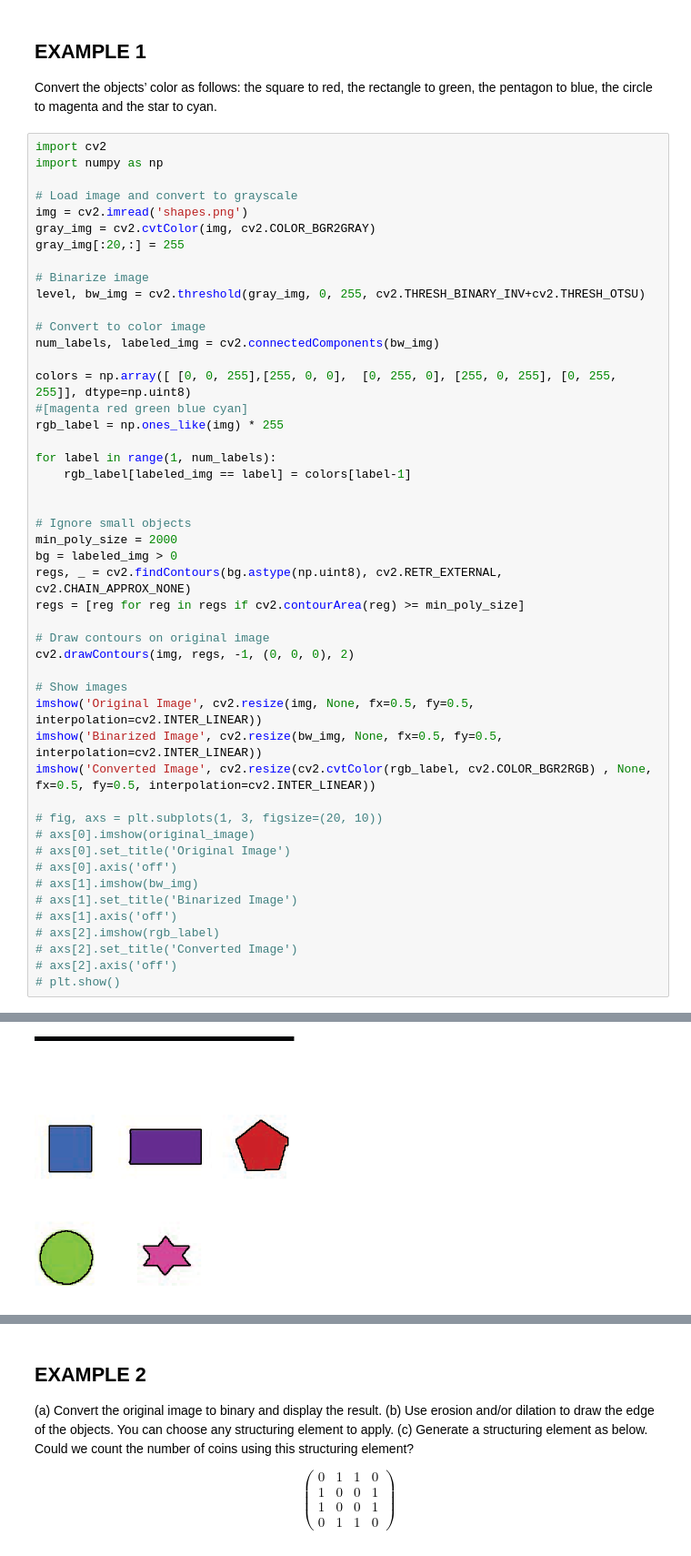
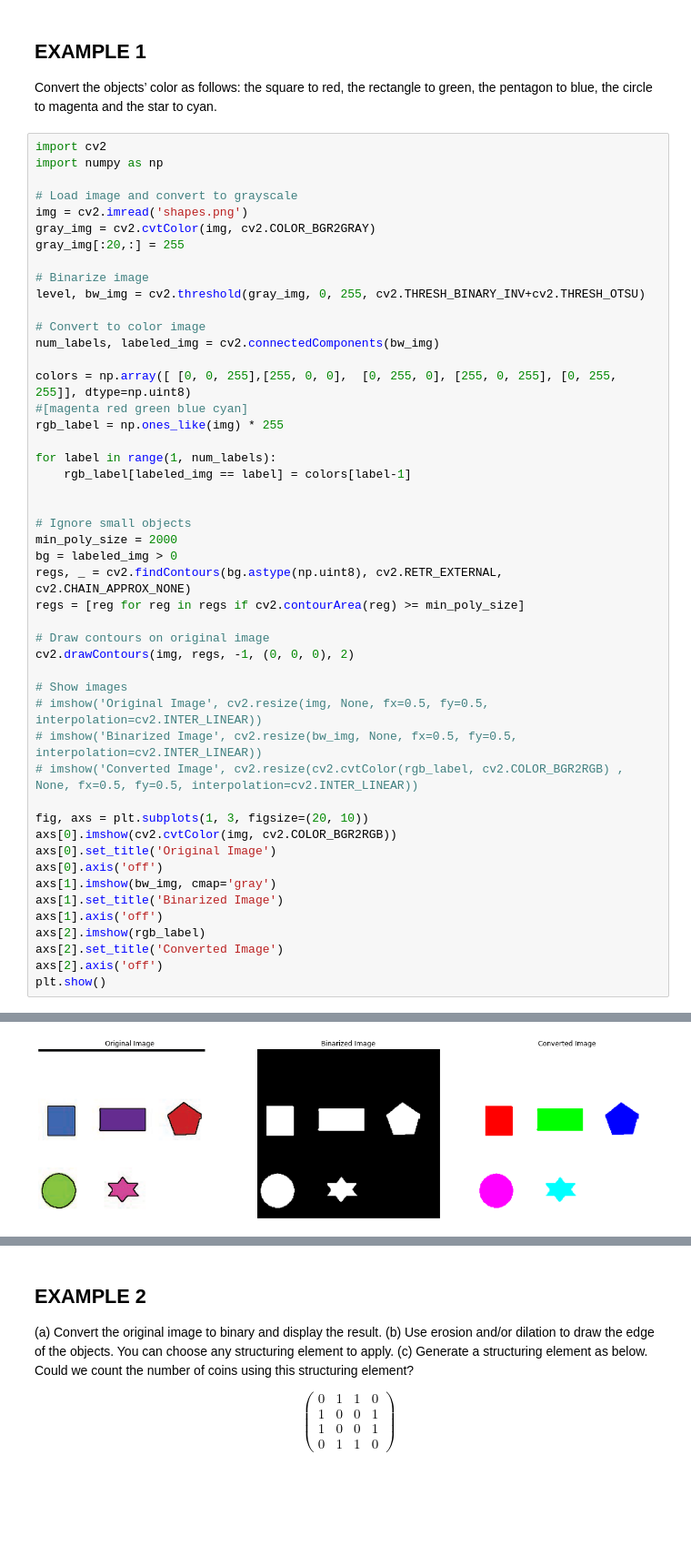
Before and after one commit to khanh22mse23057/Semester2-DIP, a Jupyter notebook: [Digital_Image_and_Video_Processing]_Quiz_02.ipynb, the cells around one changed output, grey strips where cells are left out. Shown: that part at 91% size. Cells and saved outputs as stored; diff of their text form; blank space fills up the shorter version.

```diff
--- a/[Digital_Image_and_Video_Processing]_Quiz_02.ipynb
+++ b/[Digital_Image_and_Video_Processing]_Quiz_02.ipynb
@@ -96,19 +96,19 @@ regs = [reg for reg in regs if cv2.contourArea(reg) >= min_poly_size]
 cv2.drawContours(img, regs, -1, (0, 0, 0), 2)
 
 # Show images
-imshow('Original Image', cv2.resize(img, None, fx=0.5, fy=0.5, interpolation=cv2.INTER_LINEAR))
-imshow('Binarized Image', cv2.resize(bw_img, None, fx=0.5, fy=0.5, interpolation=cv2.INTER_LINEAR))
-imshow('Converted Image', cv2.resize(cv2.cvtColor(rgb_label, cv2.COLOR_BGR2RGB) , None, fx=0.5, fy=0.5, interpolation=cv2.INTER_LINEAR))
+# imshow('Original Image', cv2.resize(img, None, fx=0.5, fy=0.5, interpolation=cv2.INTER_LINEAR))
+# imshow('Binarized Image', cv2.resize(bw_img, None, fx=0.5, fy=0.5, interpolation=cv2.INTER_LINEAR))
+# imshow('Converted Image', cv2.resize(cv2.cvtColor(rgb_label, cv2.COLOR_BGR2RGB) , None, fx=0.5, fy=0.5, interpolation=cv2.INTER_LINEAR))
 
-# fig, axs = plt.subplots(1, 3, figsize=(20, 10))
-# axs[0].imshow(original_image)
-# axs[0].set_title('Original Image')
-# axs[0].axis('off')
-# axs[1].imshow(bw_img)
-# axs[1].set_title('Binarized Image')
-# axs[1].axis('off')
-# axs[2].imshow(rgb_label)
-# axs[2].set_title('Converted Image')
-# axs[2].axis('off')
-# plt.show()
+fig, axs = plt.subplots(1, 3, figsize=(20, 10))
+axs[0].imshow(cv2.cvtColor(img, cv2.COLOR_BGR2RGB))
+axs[0].set_title('Original Image')
+axs[0].axis('off')
+axs[1].imshow(bw_img, cmap='gray')
+axs[1].set_title('Binarized Image')
+axs[1].axis('off')
+axs[2].imshow(rgb_label)
+axs[2].set_title('Converted Image')
+axs[2].axis('off')
+plt.show()
 # %% [output]
@@ -116 +115 @@ Original Image
-[figure, old version]
+[figure, new version]
```
Also changed, not shown: parts of 1 cell of this notebook.
